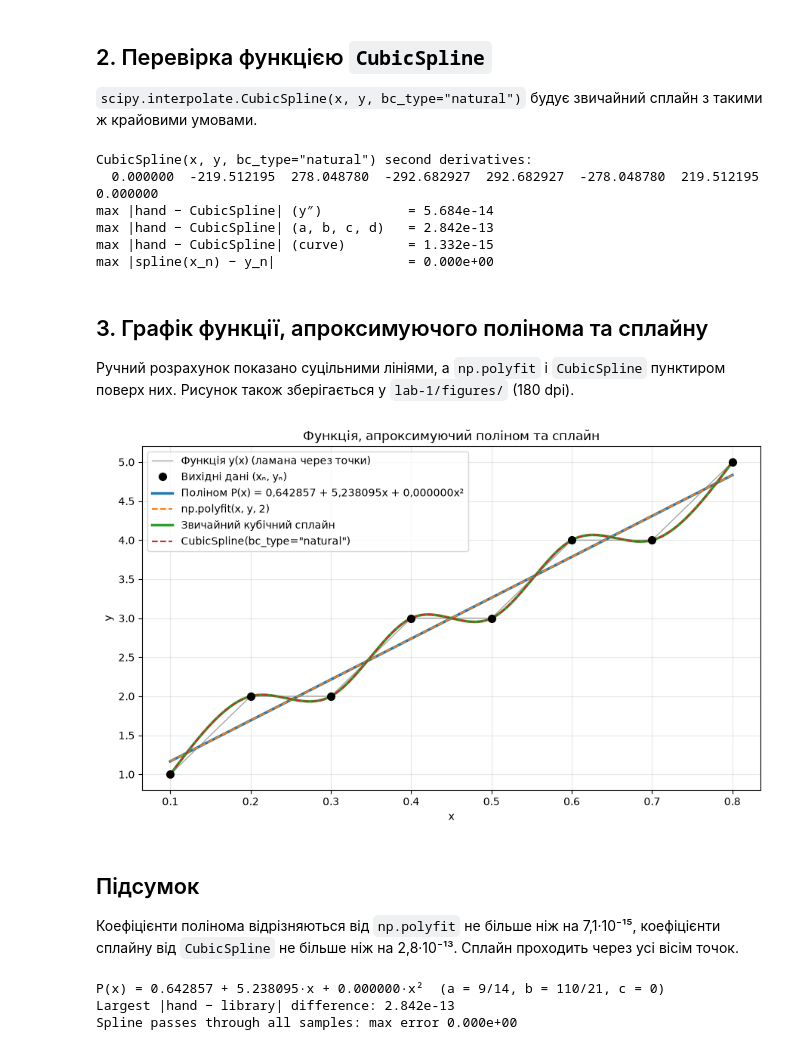
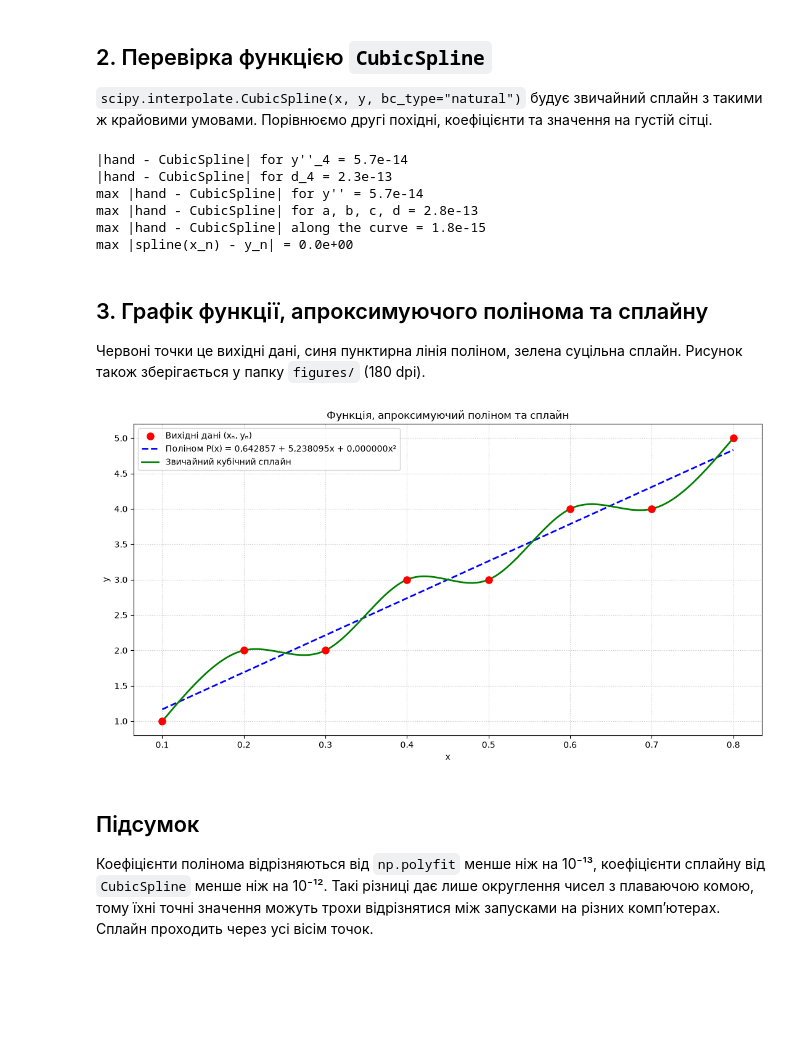
Before and after one commit to serafindanyil/digital-signal-processing, a Jupyter notebook: lab-1/lab_1.ipynb, the cells around one changed output. Drawn from its saved outputs; the diff is of its cells as text; code cells hidden in the pictures; blank space fills up the shorter version.

```diff
--- a/lab-1/lab_1.ipynb
+++ b/lab-1/lab_1.ipynb
@@ -102,37 +186,53 @@ y″_n : 0.000000  -219.512195  278.048780  -292.682927  292.682927  -278.048780
 # %% [markdown]
 ## 2. Перевірка функцією `CubicSpline`
 
-`scipy.interpolate.CubicSpline(x, y, bc_type="natural")` будує звичайний сплайн з такими ж крайовими умовами.
+`scipy.interpolate.CubicSpline(x, y, bc_type="natural")` будує звичайний сплайн з такими ж крайовими умовами. Порівнюємо другі похідні, коефіцієнти та значення на густій сітці.
-# %%
-spline_library = lab.solve_spline_by_library()
-spline_comparison = lab.compare_splines(spline_hand, spline_library)
-lab.print_spline_by_library(spline_library, spline_comparison)
-# %% [output]
-CubicSpline(x, y, bc_type="natural") second derivatives:
-  0.000000  -219.512195  278.048780  -292.682927  292.682927  -278.048780  219.512195  0.000000
-max |hand − CubicSpline| (y″)           = 5.684e-14
-max |hand − CubicSpline| (a, b, c, d)   = 2.842e-13
-max |hand − CubicSpline| (curve)        = 1.332e-15
-max |spline(x_n) − y_n|                 = 0.000e+00
+# %%
+library_spline = CubicSpline(sample_x, sample_y, bc_type="natural")
+# CubicSpline.c keeps the cubic term in row 0, so the rows are reversed to get a, b, c, d.
+library_spline_coefficients = library_spline.c[::-1]
+hand_spline_coefficients = np.array([spline_a, spline_b, spline_c, spline_d])
+dense_x = np.linspace(sample_x[0], sample_x[-1], 500)
+
+second_derivative_difference = np.max(np.abs(second_derivatives - library_spline(sample_x, 2)))
+spline_coefficient_difference = np.max(np.abs(hand_spline_coefficients - library_spline_coefficients))
+spline_curve_difference = np.max(np.abs(evaluate_hand_spline(dense_x) - library_spline(dense_x)))
+node_error = np.max(np.abs(evaluate_hand_spline(sample_x) - sample_y))
+print(f"|hand - CubicSpline| for y''_4 = {abs(second_derivatives[3] - library_spline(sample_x[3], 2)):.1e}")
+print(f"|hand - CubicSpline| for d_4 = {abs(spline_d[3] - library_spline_coefficients[3][3]):.1e}")
+print(f"max |hand - CubicSpline| for y'' = {second_derivative_difference:.1e}")
+print(f"max |hand - CubicSpline| for a, b, c, d = {spline_coefficient_difference:.1e}")
+print(f"max |hand - CubicSpline| along the curve = {spline_curve_difference:.1e}")
+print(f"max |spline(x_n) - y_n| = {node_error:.1e}")
+# %% [output]
+|hand - CubicSpline| for y''_4 = 5.7e-14
+|hand - CubicSpline| for d_4 = 2.3e-13
+max |hand - CubicSpline| for y'' = 5.7e-14
+max |hand - CubicSpline| for a, b, c, d = 2.8e-13
+max |hand - CubicSpline| along the curve = 1.8e-15
+max |spline(x_n) - y_n| = 0.0e+00
 # %% [markdown]
 ## 3. Графік функції, апроксимуючого полінома та сплайну
 
-Ручний розрахунок показано суцільними лініями, а `np.polyfit` і `CubicSpline` пунктиром поверх них. Рисунок також зберігається у `lab-1/figures/` (180 dpi).
+Червоні точки це вихідні дані, синя пунктирна лінія поліном, зелена суцільна сплайн. Рисунок також зберігається у папку `figures/` (180 dpi).
-# %%
-figures = lab.build_figures(polynomial_hand, polynomial_library, spline_hand, spline_library)
-lab.save_figures(figures)
-for figure in figures.values():
-    display(figure)
-    plt.close(figure)
-# %% [output]
-[figure, removed]
+# %%
+plt.figure(figsize=(11, 6))
+plt.scatter(sample_x, sample_y, color="red", s=65, zorder=5, label="Вихідні дані (xₙ, yₙ)")
+plt.plot(dense_x, evaluate_polynomial(dense_x), "--", color="blue", linewidth=2,
+         label=f"Поліном P(x) = {polynomial_text}".replace(".", ","))
+plt.plot(dense_x, evaluate_hand_spline(dense_x), color="green", linewidth=2, label="Звичайний кубічний сплайн")
+plt.title("Функція, апроксимуючий поліном та сплайн")
+plt.xlabel("x")
+plt.ylabel("y")
+plt.legend()
+plt.grid(linestyle=":", alpha=0.7)
+plt.tight_layout()
+Path("figures").mkdir(exist_ok=True)
+plt.savefig("figures/function_polynomial_spline.png", dpi=180)
+plt.show()
+# %% [output]
+[figure, added]
 # %% [markdown]
 ## Підсумок
 
-Коефіцієнти полінома відрізняються від `np.polyfit` не більше ніж на 7,1·10⁻¹⁵, коефіцієнти сплайну від `CubicSpline` не більше ніж на 2,8·10⁻¹³. Сплайн проходить через усі вісім точок.
+Коефіцієнти полінома відрізняються від `np.polyfit` менше ніж на 10⁻¹³, коефіцієнти сплайну від `CubicSpline` менше ніж на 10⁻¹². Такі різниці дає лише округлення чисел з плаваючою комою, тому їхні точні значення можуть трохи відрізнятися між запусками на різних комп’ютерах. Сплайн проходить через усі вісім точок.
-# %%
-lab.print_summary(polynomial_hand, polynomial_comparison, spline_comparison)
-# %% [output]
-P(x) = 0.642857 + 5.238095·x + 0.000000·x²  (a = 9/14, b = 110/21, c = 0)
-Largest |hand − library| difference: 2.842e-13
-Spline passes through all samples: max error 0.000e+00
```
Also changed, not shown: parts of 17 cells of this notebook, 6 other files.
